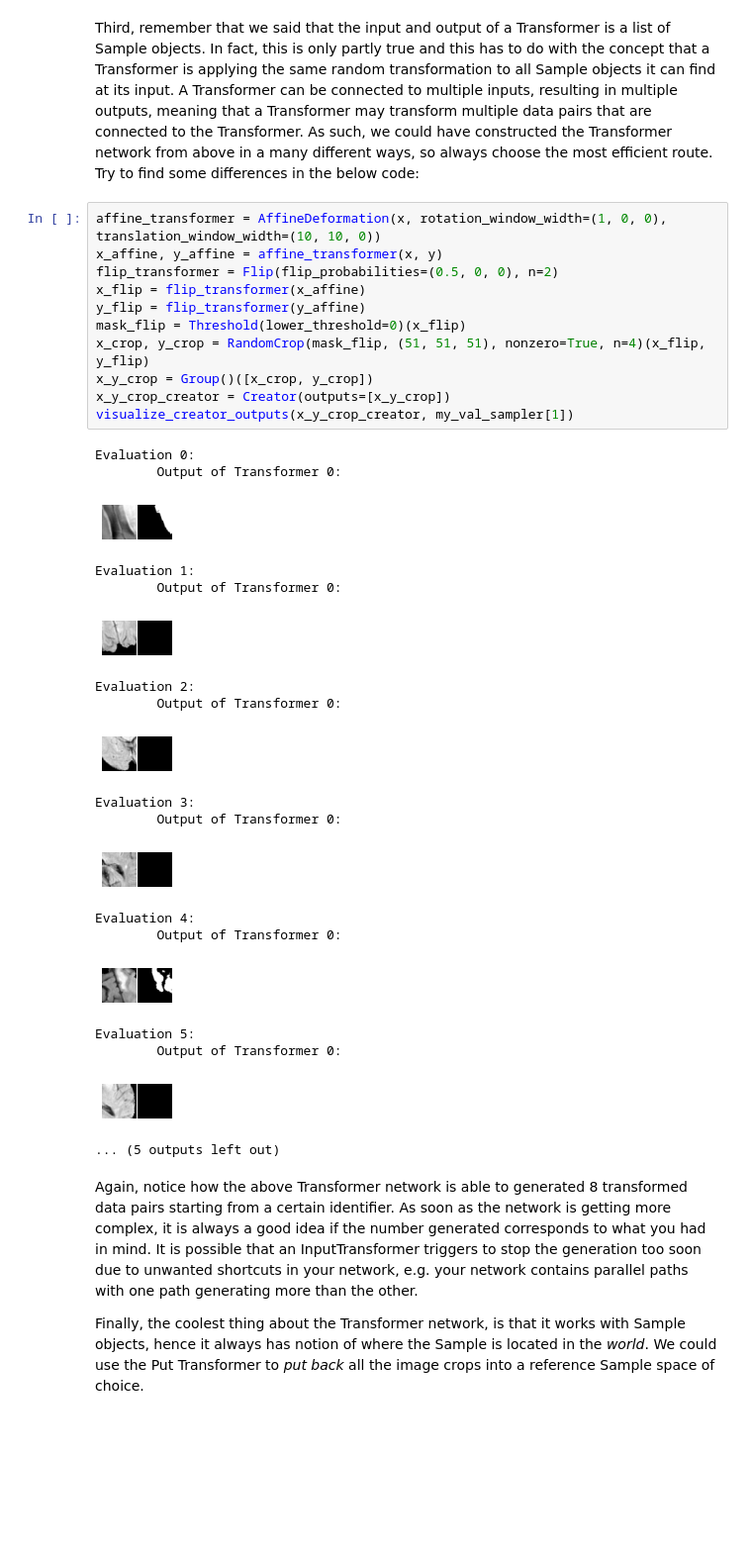
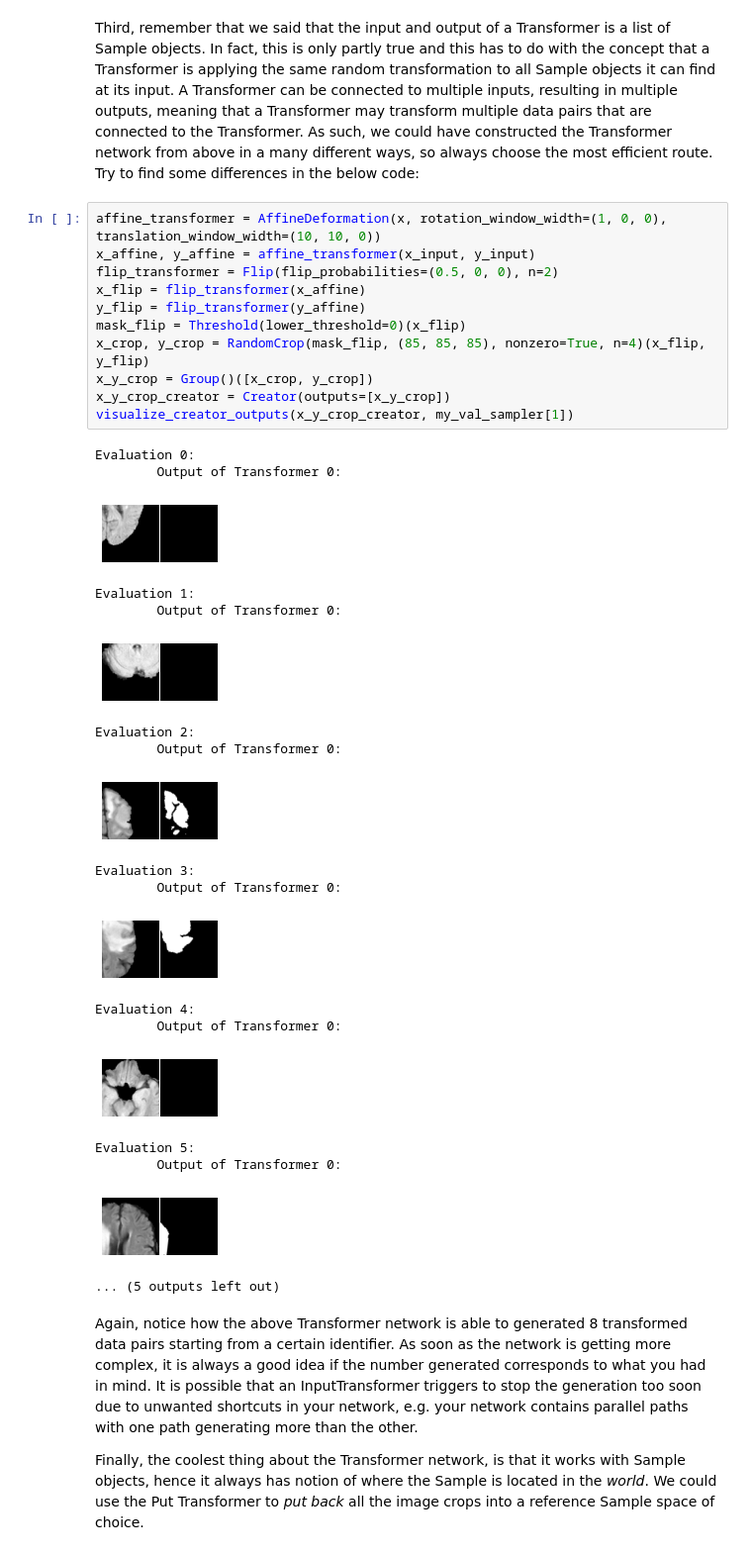
Before and after one commit to JeroenBertels/deepvoxnet2, a Jupyter notebook: demos/deepvoxnet2.ipynb, the cells around one changed output. Shown: that part at 99% size. Saved outputs shown, nothing was run; the diff lists cells and outputs as text; blank space fills up the shorter version.

```diff
--- a/demos/deepvoxnet2.ipynb
+++ b/demos/deepvoxnet2.ipynb
@@ -627,34 +629,34 @@ As such, we could have constructed the Transformer network from above in a many
 Try to find some differences in the below code:
 # %%
 affine_transformer = AffineDeformation(x, rotation_window_width=(1, 0, 0), translation_window_width=(10, 10, 0))
-x_affine, y_affine = affine_transformer(x, y)
+x_affine, y_affine = affine_transformer(x_input, y_input)
 flip_transformer = Flip(flip_probabilities=(0.5, 0, 0), n=2)
 x_flip = flip_transformer(x_affine)
 y_flip = flip_transformer(y_affine)
 mask_flip = Threshold(lower_threshold=0)(x_flip)
-x_crop, y_crop = RandomCrop(mask_flip, (51, 51, 51), nonzero=True, n=4)(x_flip, y_flip)
+x_crop, y_crop = RandomCrop(mask_flip, (85, 85, 85), nonzero=True, n=4)(x_flip, y_flip)
 x_y_crop = Group()([x_crop, y_crop])
 x_y_crop_creator = Creator(outputs=[x_y_crop])
 visualize_creator_outputs(x_y_crop_creator, my_val_sampler[1])
 # %% [output]
 Evaluation 0:
         Output of Transformer 0:
-[figure, old version]
+[figure, new version]
 Evaluation 1:
         Output of Transformer 0:
-[figure, old version]
+[figure, new version]
 Evaluation 2:
         Output of Transformer 0:
-[figure, old version]
+[figure, new version]
 Evaluation 3:
         Output of Transformer 0:
-[figure, old version]
+[figure, new version]
 Evaluation 4:
         Output of Transformer 0:
-[figure, old version]
+[figure, new version]
 Evaluation 5:
         Output of Transformer 0:
-[figure, old version]
+[figure, new version]
 ... (5 outputs left out)
 # %% [markdown]
 Again, notice how the above Transformer network is able to generated 8 transformed data pairs starting from a certain identifier.
```
Also changed, not shown: parts of 38 cells of this notebook.
